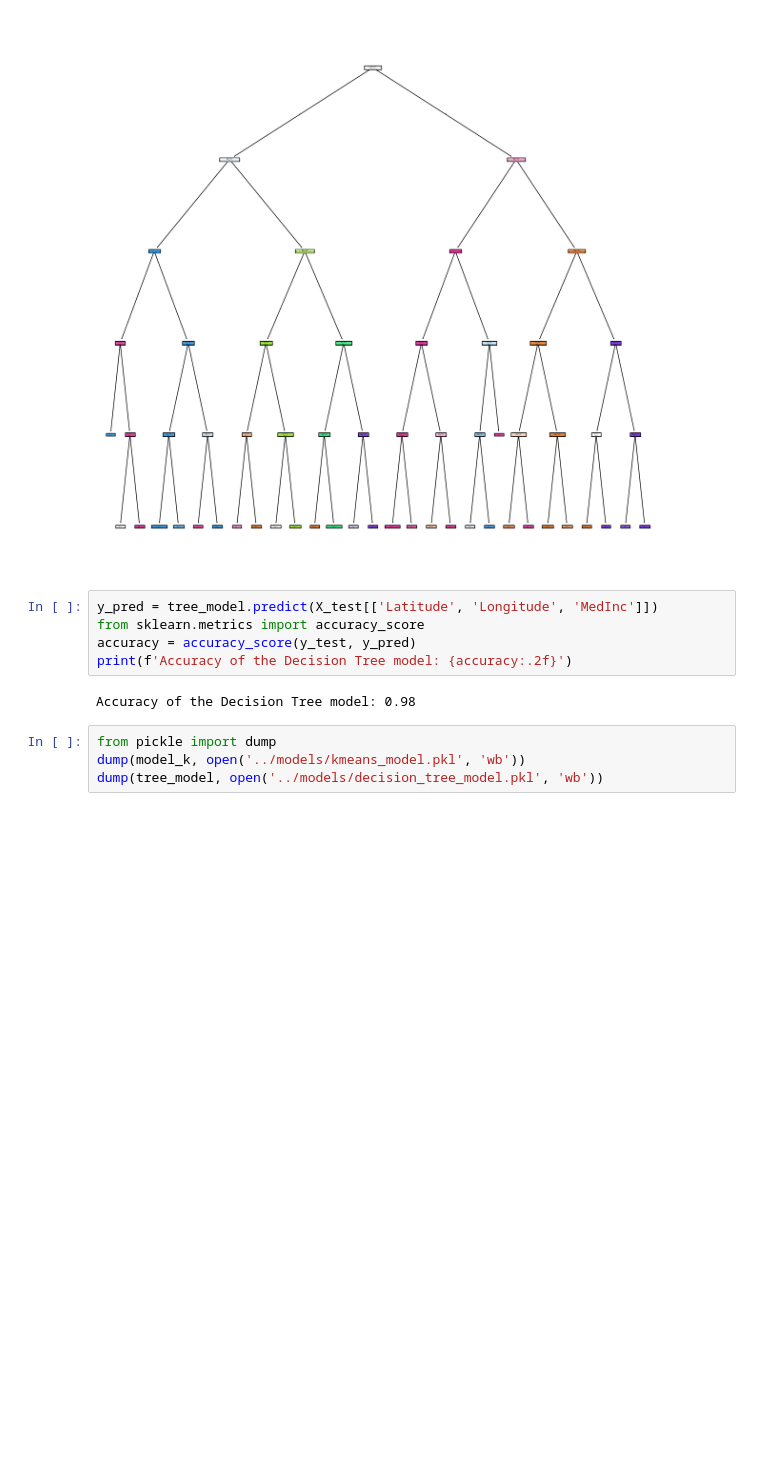
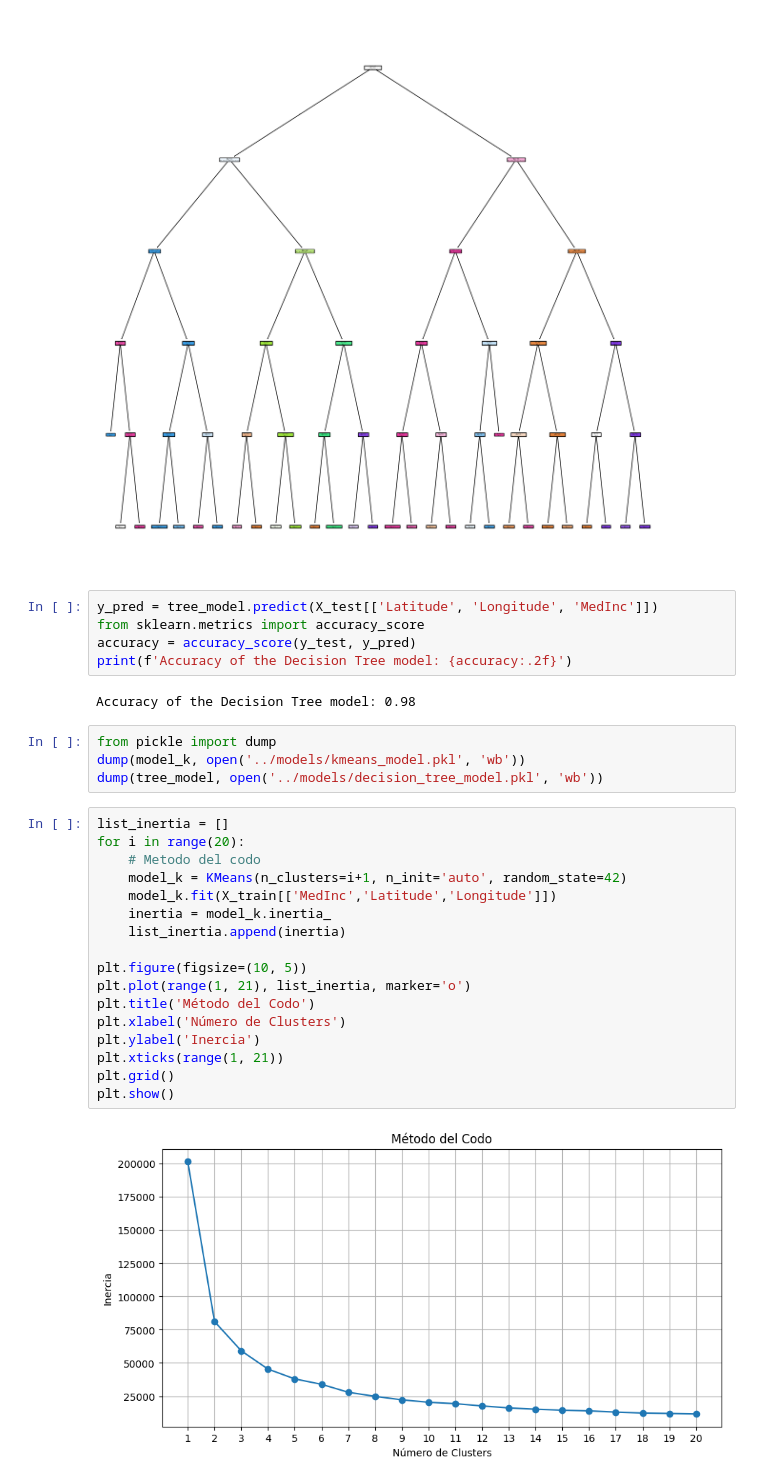
Before and after one commit to mfvilches/kmeans_1, a Jupyter notebook: src/explore.ipynb, the cells around one changed output. Saved outputs shown, nothing was run; the diff lists cells and outputs as text; blank space fills up the shorter version.

Commit message:
metdo del codo

```diff
--- a/src/explore.ipynb
+++ b/src/explore.ipynb
@@ -146,3 +146,22 @@ Accuracy of the Decision Tree model: 0.98
 from pickle import dump
 dump(model_k, open('../models/kmeans_model.pkl', 'wb'))
 dump(tree_model, open('../models/decision_tree_model.pkl', 'wb'))
+# %%
+list_inertia = []
+for i in range(20):
+    # Metodo del codo
+    model_k = KMeans(n_clusters=i+1, n_init='auto', random_state=42)
+    model_k.fit(X_train[['MedInc','Latitude','Longitude']])
+    inertia = model_k.inertia_
+    list_inertia.append(inertia)
+
+plt.figure(figsize=(10, 5))
+plt.plot(range(1, 21), list_inertia, marker='o')
+plt.title('Método del Codo')
+plt.xlabel('Número de Clusters')
+plt.ylabel('Inercia')
+plt.xticks(range(1, 21))
+plt.grid()
+plt.show()
+# %% [output]
+[figure, added]
```
